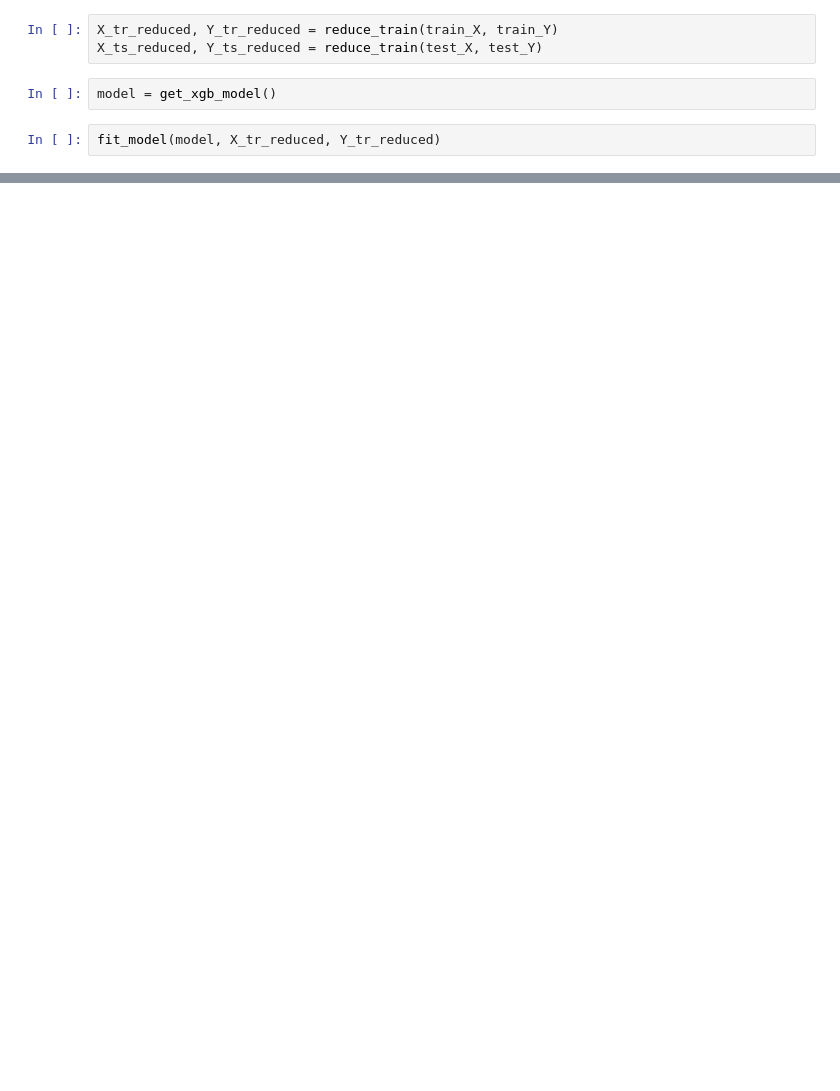
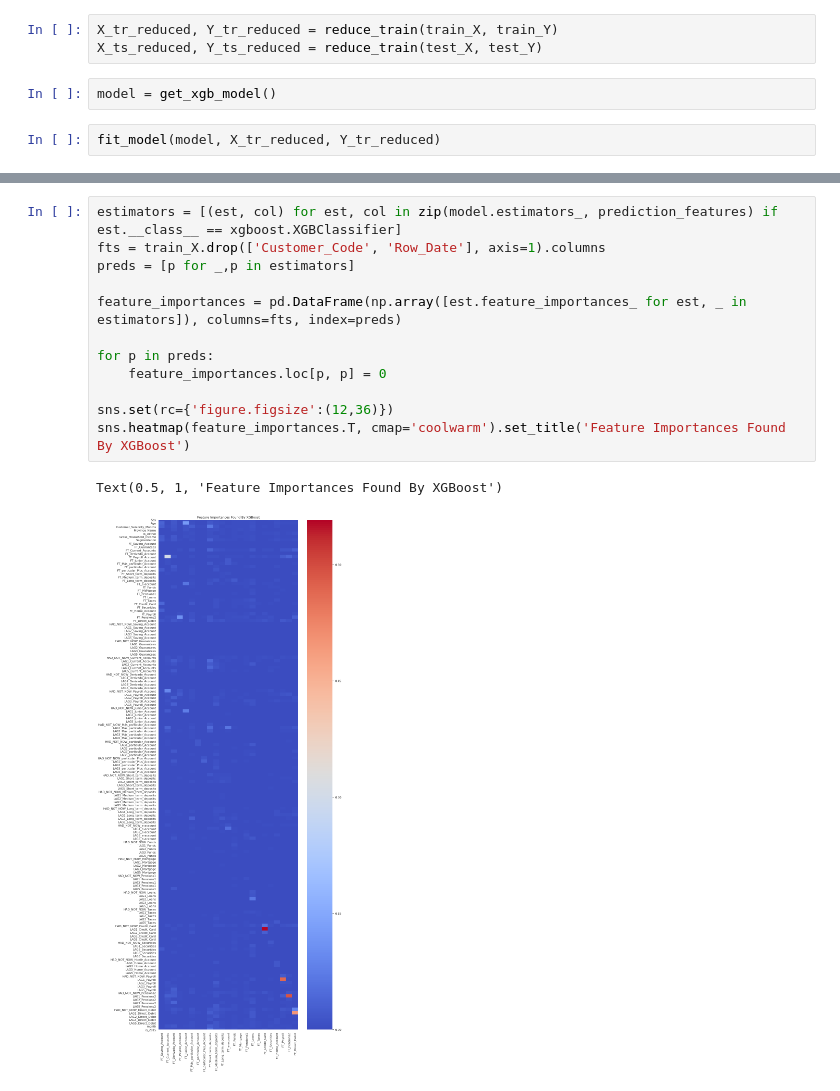
Before and after one commit to user1abcde/kaggle_santander_123, a Jupyter notebook: feature_engineering.ipynb, the cells around one changed output, grey strips where cells are left out. Drawn from its saved outputs; the diff is of its cells as text; blank space fills up the shorter version.

```diff
--- a/feature_engineering.ipynb
+++ b/feature_engineering.ipynb
@@ -47 +50,16 @@ evaluate_result(ordered_lists, Y_ts_reduced)
+# %%
+estimators = [(est, col) for est, col in zip(model.estimators_, prediction_features) if est.__class__ == xgboost.XGBClassifier]
+fts = train_X.drop(['Customer_Code', 'Row_Date'], axis=1).columns
+preds = [p for _,p in estimators]
+
+feature_importances = pd.DataFrame(np.array([est.feature_importances_ for est, _ in estimators]), columns=fts, index=preds)
+
+for p in preds:
+    feature_importances.loc[p, p] = 0
+
+sns.set(rc={'figure.figsize':(12,36)})
+sns.heatmap(feature_importances.T, cmap='coolwarm').set_title('Feature Importances Found By XGBoost')
+# %% [output]
+Text(0.5, 1, 'Feature Importances Found By XGBoost')
+[figure, added]
 # %%
```
Also changed, not shown: parts of 7 cells of this notebook.
